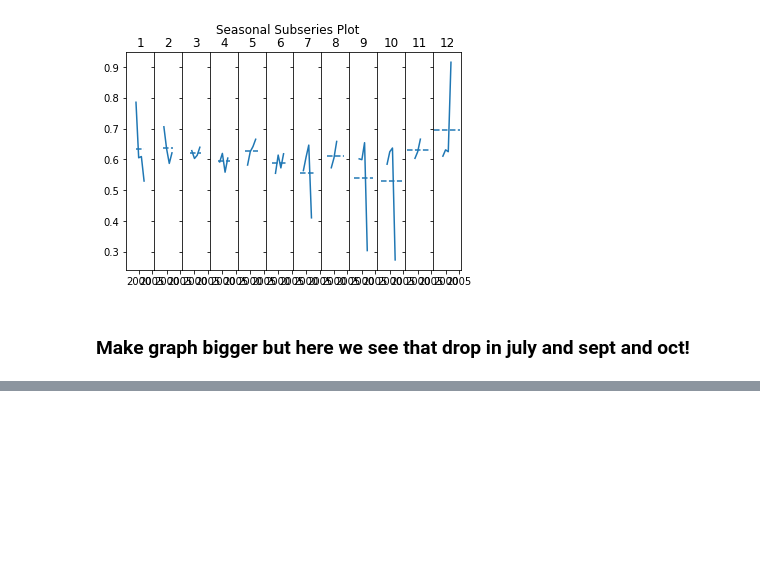
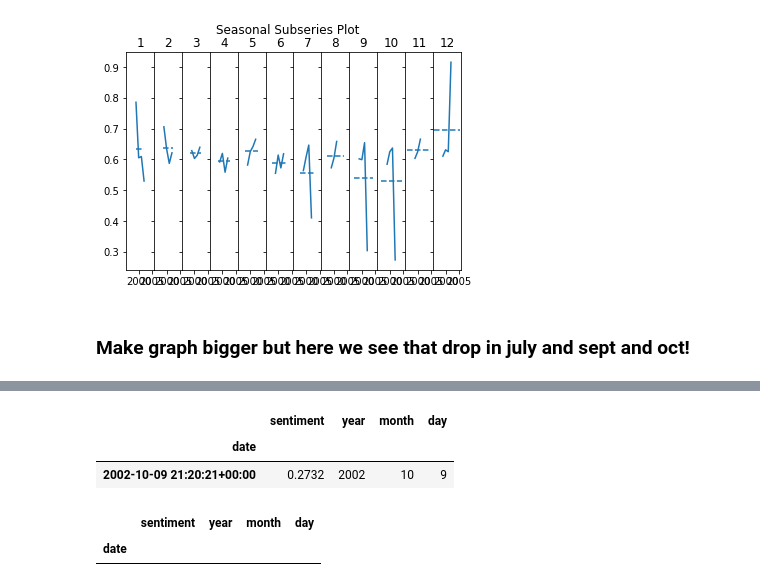
Before and after one commit to Enron-Discussion-NLP/Capstone, a Jupyter notebook: 00_Paige/exploring_time_series_pj.ipynb, the cells around one changed output, grey strips where cells are left out. Cells and saved outputs as stored; diff of their text form; code cells hidden in the pictures; blank space fills up the shorter version.

```diff
--- a/00_Paige/exploring_time_series_pj.ipynb
+++ b/00_Paige/exploring_time_series_pj.ipynb
@@ -501,0 +523,11 @@ fig.subplots_adjust(wspace=0)
+# %%
+df[(df.index.year == 2002) & (df.index.month == 10)]
+# %% [output]
+|  | sentiment | year | month | day |
+| date |  |  |  |  |
+| 2002-10-09 21:20:21+00:00 | 0.2732 | 2002 | 10 | 9 |
+# %%
+df[(df.index.year == 2002) & (df.index.month == 11)]
+# %% [output]
+|  | sentiment | year | month | day |
+| date |  |  |  |  |
```
Also changed, not shown: parts of 3 cells of this notebook.
